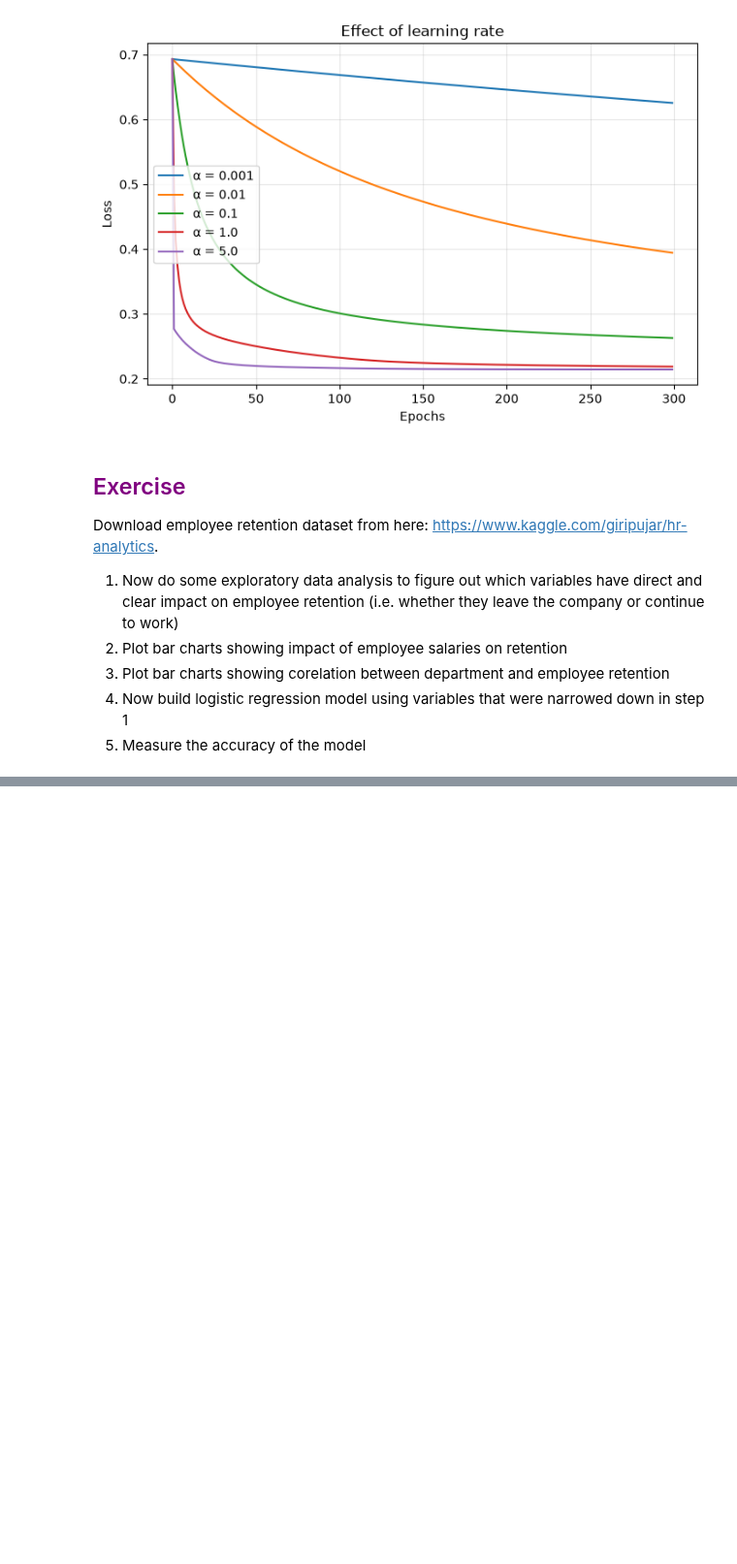
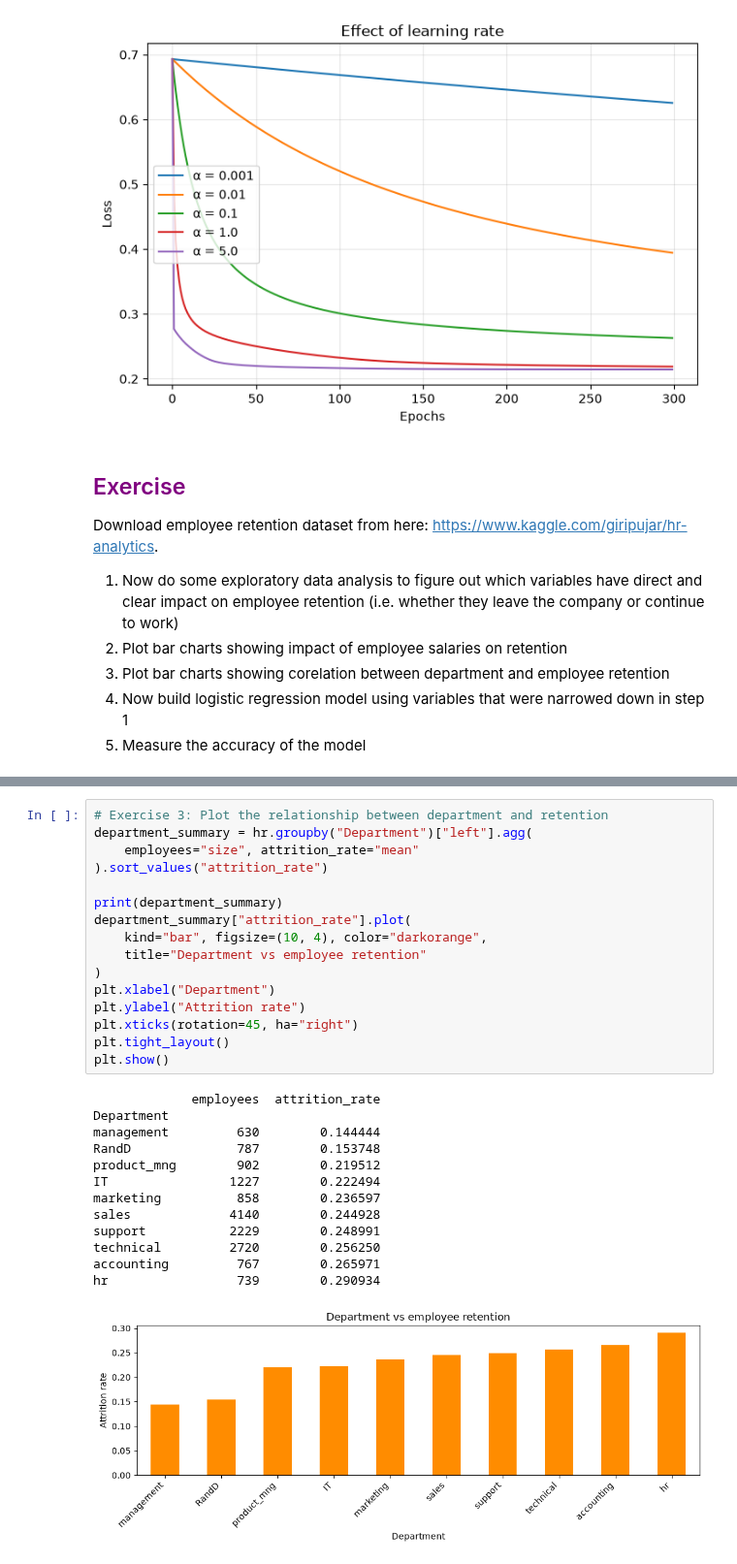
Before and after one commit to srujanvl/Datascience_LAB-, a Jupyter notebook: LAB_6/Lab-6.ipynb, the cells around one changed output, grey strips where cells are left out. Shown at 97% size. Drawn from its saved outputs; the diff is of its cells as text; blank space fills up the shorter version.

```diff
--- a/LAB_6/Lab-6.ipynb
+++ b/LAB_6/Lab-6.ipynb
@@ -411,0 +473,30 @@ Download employee retention dataset from here: https://www.kaggle.com/giripujar/
+# %%
+# Exercise 3: Plot the relationship between department and retention
+department_summary = hr.groupby("Department")["left"].agg(
+    employees="size", attrition_rate="mean"
+).sort_values("attrition_rate")
+
+print(department_summary)
+department_summary["attrition_rate"].plot(
+    kind="bar", figsize=(10, 4), color="darkorange",
+    title="Department vs employee retention"
+)
+plt.xlabel("Department")
+plt.ylabel("Attrition rate")
+plt.xticks(rotation=45, ha="right")
+plt.tight_layout()
+plt.show()
+# %% [output]
+             employees  attrition_rate
+Department
+management         630        0.144444
+RandD              787        0.153748
+product_mng        902        0.219512
+IT                1227        0.222494
+marketing          858        0.236597
+sales             4140        0.244928
+support           2229        0.248991
+technical         2720        0.256250
+accounting         767        0.265971
+hr                 739        0.290934
+[figure, added]
```
Also changed, not shown: parts of 4 cells of this notebook, 1 other file.
